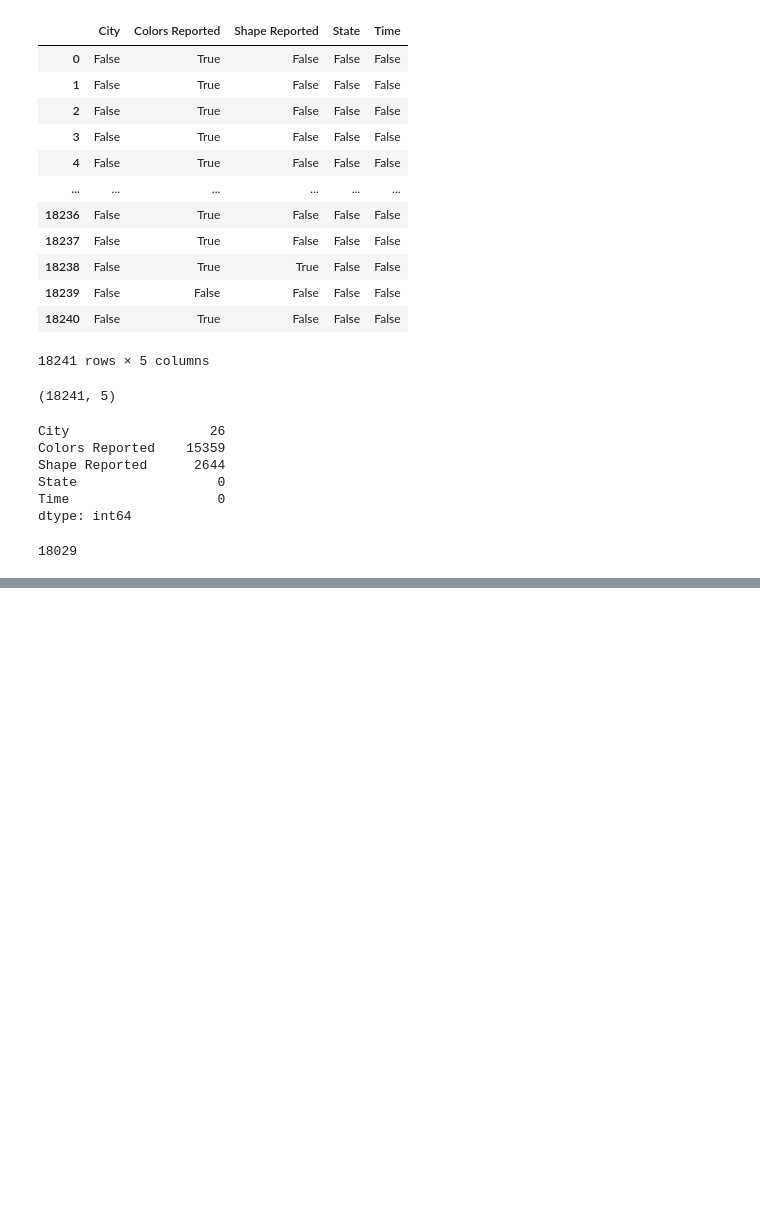
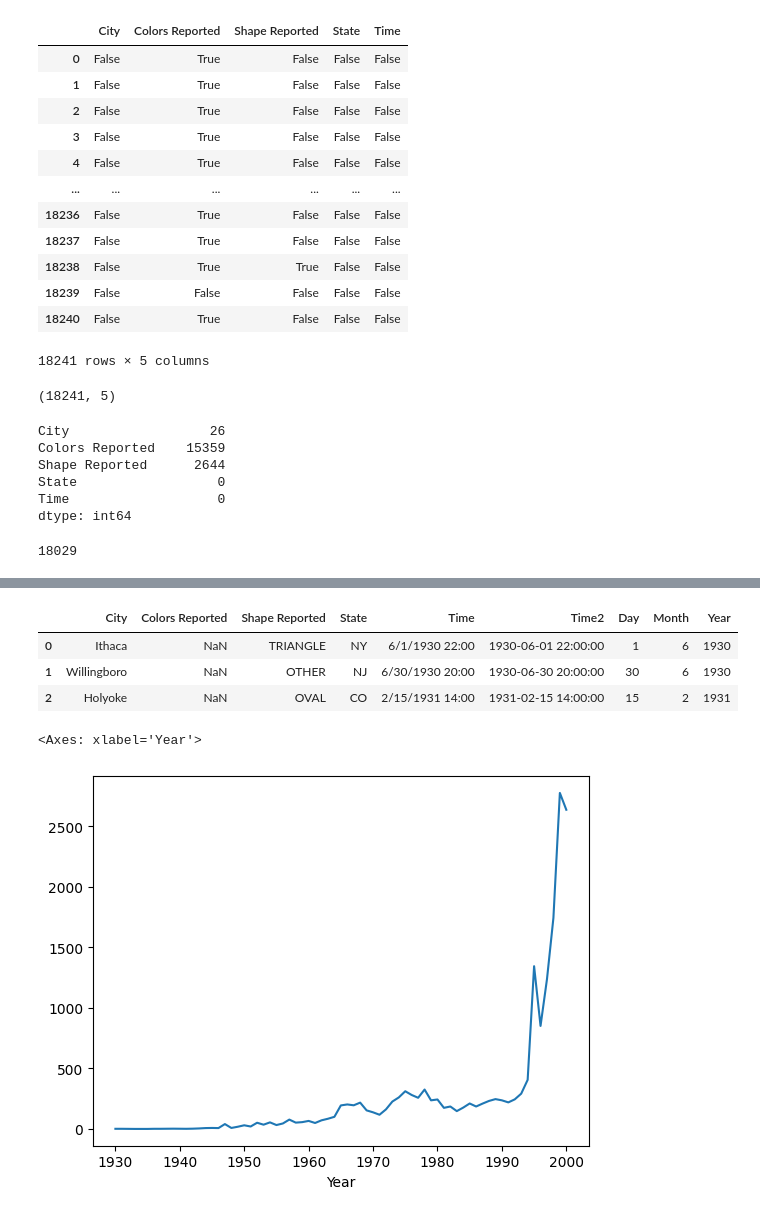
Before and after one commit to inancarin/DSA201_2024_2025_FALL, a Jupyter notebook: Week5/Lecture/pandas_lecture_notes2.ipynb, the cells around one changed output, grey strips where cells are left out. Saved outputs shown, nothing was run; the diff lists cells and outputs as text; code cells hidden in the pictures; blank space fills up the shorter version.

```diff
--- a/Week5/Lecture/pandas_lecture_notes2.ipynb
+++ b/Week5/Lecture/pandas_lecture_notes2.ipynb
@@ -367,0 +451,6 @@ ufos.isnull().sum().sum()
+# %%
+# fill the miising information for City column with the
+# most frequent city
+
+mostFreqCity = ufos["City"].value_counts().index[0]
+ufos["City"] = ufos["City"].fillna(mostFreqCity)
@@ -367,0 +568,3 @@ ufos.isnull().sum().sum()
+# %%
+ufos["Time2"] = pd.to_datetime(ufos["Time"])
+ufos.head(3)
@@ -367,0 +586,15 @@ ufos.isnull().sum().sum()
+# %%
+ufos["Day"] = ufos["Time2"].dt.day
+ufos["Month"] = ufos["Time2"].dt.month
+ufos["Year"] = ufos["Time2"].dt.year
+ufos.head(3)
+# %% [output]
+|  | City | Colors Reported | Shape Reported | State | Time | Time2 | Day | Month | Year |
+| 0 | Ithaca | NaN | TRIANGLE | NY | 6/1/1930 22:00 | 1930-06-01 22:00:00 | 1 | 6 | 1930 |
+| 1 | Willingboro | NaN | OTHER | NJ | 6/30/1930 20:00 | 1930-06-30 20:00:00 | 30 | 6 | 1930 |
+| 2 | Holyoke | NaN | OVAL | CO | 2/15/1931 14:00 | 1931-02-15 14:00:00 | 15 | 2 | 1931 |
+# %%
+ufos["Year"].value_counts().sort_index().plot()
+# %% [output]
+<Axes: xlabel='Year'>
+[figure, added]
```
Also changed, not shown: parts of 40 cells of this notebook.
